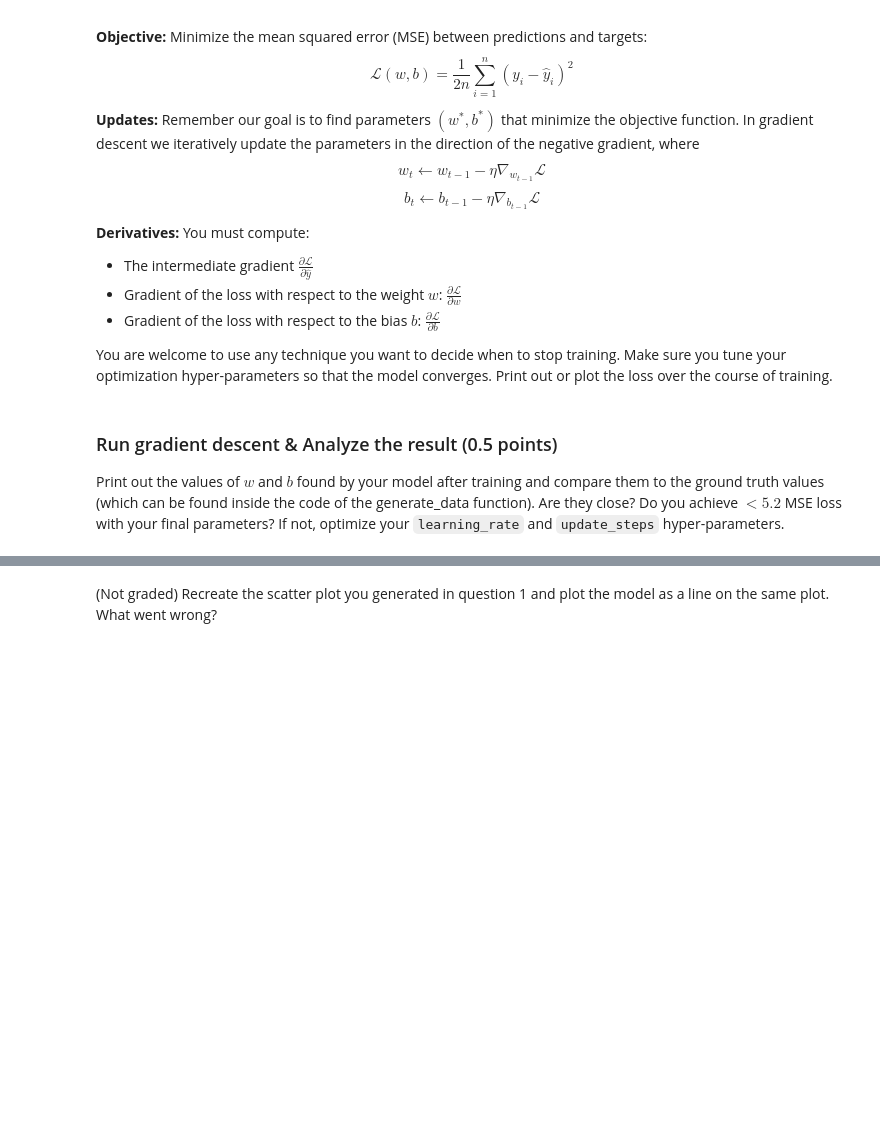
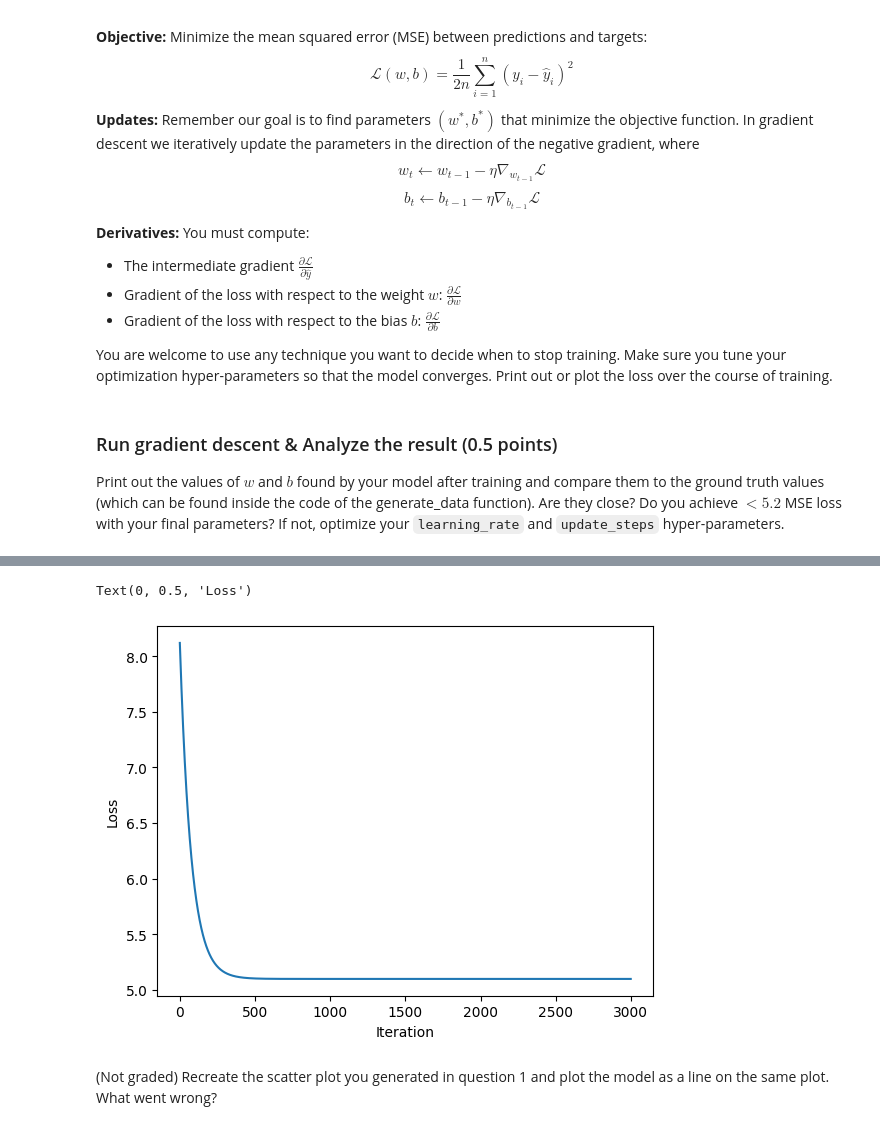
Before and after one commit to Henry-wxq/CS_Notes, a Jupyter notebook: Python/07_CSC413_Neural_Networking/Fall25_HW1_Regression.ipynb, the cells around one changed output, grey strips where cells are left out. Drawn from its saved outputs; the diff is of its cells as text; code cells hidden in the pictures; blank space fills up the shorter version.

```diff
--- a/Python/07_CSC413_Neural_Networking/Fall25_HW1_Regression.ipynb
+++ b/Python/07_CSC413_Neural_Networking/Fall25_HW1_Regression.ipynb
@@ -110,7 +115,7 @@ def model(weight: float, bias: float, inputs: np.array) -> np.array:
     ## TODO: Implement linear model: y = weight * x + bias (Eq. 1)
     ## 0.5 pts
     ## Your Code
-    res = ...
+    res = weight * inputs + bias
     ##########################################
     return res
 
@@ -119,7 +124,9 @@ def loss(weight: float, bias: float, inputs: np.array, targets: np.array) -> flo
     ## TODO: Implement mean squared error loss (Eq. MSE)
     ## 0.5 pts
     ## Your Code
-    res = ...
+    preds = model(weight, bias, inputs)
+    n = inputs.shape[0]
+    res = (0.5 / n) * np.sum((targets - preds) ** 2)
     ##########################################
     return res
 
@@ -129,7 +136,9 @@ def dloss_dmodel(weight: float, bias: float, inputs: np.array, targets: np.array
     ## with respect to the model output (Eq. 5)
     ## 0.5 pts
     ## Your Code
-    res = ...
+    preds = model(weight, bias, inputs)
+    n = inputs.shape[0]
+    res = (preds - targets) / n
     ##########################################
     return res
 
@@ -140,7 +149,9 @@ def weight_update(weight: float, bias: float, inputs: np.array, targets: np.arra
     # weight - learning_rate*weight_update(weight, bias, inputs, targets)
     ## 0.5 pts
     ## Your Code
-    res = ...
+    grad_yhat = dloss_dmodel(weight, bias, inputs, targets)   # shape (n,)
+    # dŷ/dw = x
+    res = np.sum(grad_yhat * inputs)                          # scalar gradient dL/dw
     ##########################################
     return res
 
@@ -151,7 +162,9 @@ def bias_update(weight: float, bias: float, inputs: np.array, targets: np.array)
     # new_bias = bias - learning_rate*bias_update(weight, bias, inputs, targets)
     ## 0.5 pts
     ## Your Code
-    res = ...
+    grad_yhat = dloss_dmodel(weight, bias, inputs, targets)   # shape (n,)
+    # dŷ/db = 1
+    res = np.sum(grad_yhat)                                   # scalar gradient dL/db
     ##########################################
     return res
 
@@ -173,8 +186,8 @@ Print out the values of $w$ and $b$ found by your model after training and compa
 ## TODO: make sure to play around with different learning_rate and update_steps combinations
 ## so that your model achieves <5.2 MSE loss
 ## Make sure to update the parameters
-learning_rate = 0.001
-update_steps = 100
+learning_rate = 0.1
+update_steps = 3000
 ##########################################
 
 new_weight, new_bias, losses = train_linear_regression(inputs, targets, weight, bias, learning_rate, update_steps)
@@ -183,3 +196,4 @@ print(f"Final loss: {losses[-1]}")
 plt.plot(losses)
 plt.xlabel("Iteration")
 plt.ylabel("Loss")
+# %% [output]
@@ -186,3 +202,5 @@ plt.ylabel("Loss")
+Text(0, 0.5, 'Loss')
+[figure, added]
 # %% [markdown]
   (Not graded) Recreate the scatter plot you generated in question 1 and plot the model as a line on the same plot. What went wrong?
 # %%
```
Also changed, not shown: parts of 11 cells of this notebook.
